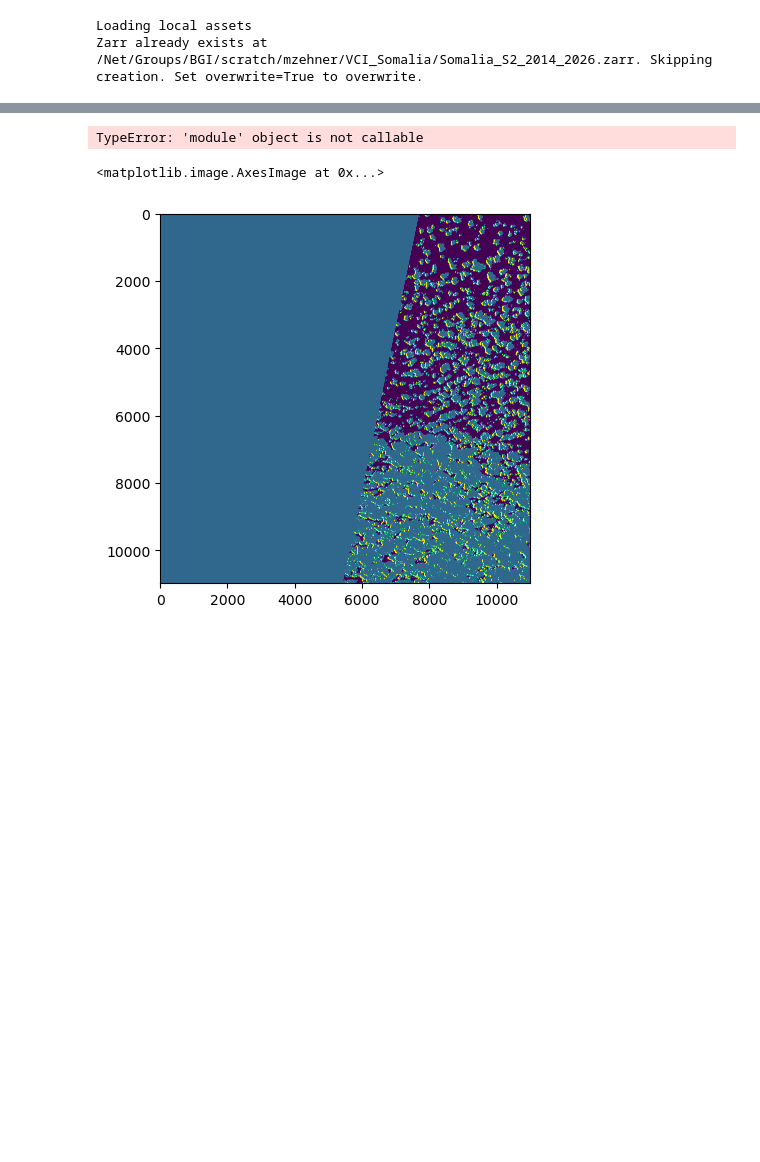
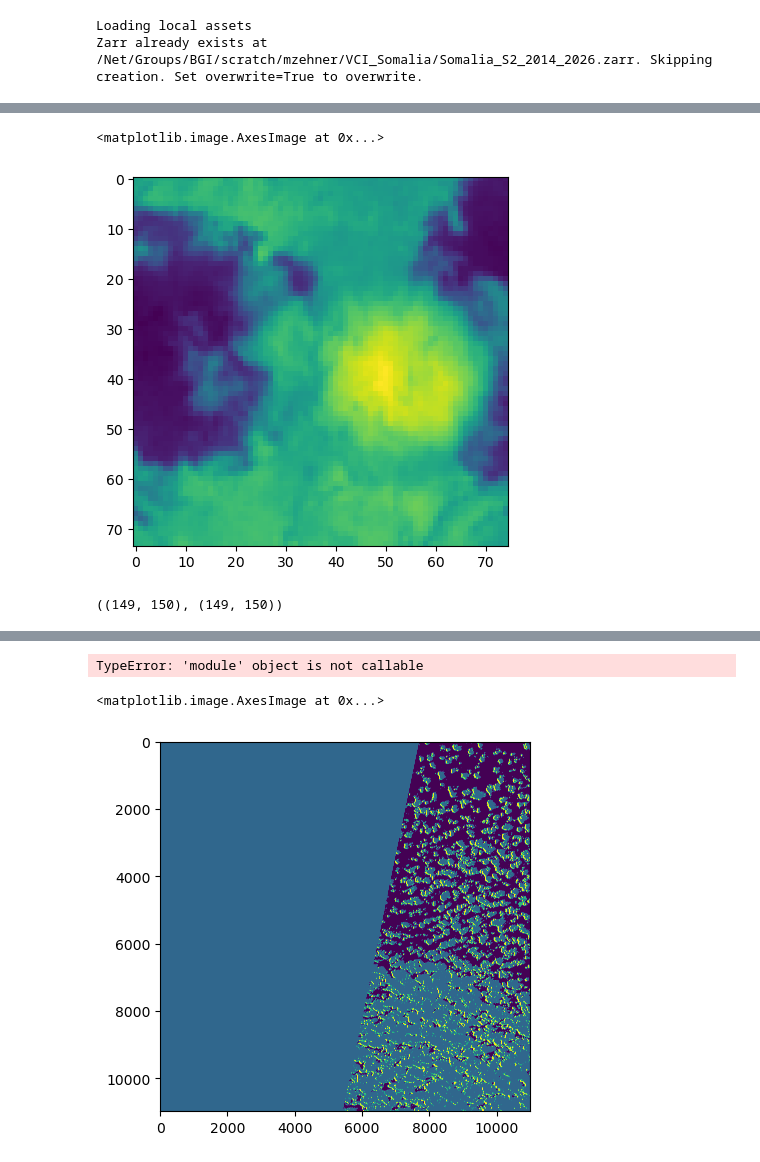
Before and after one commit to MarkusZehner/stacathome, a Jupyter notebook: test_cloudmask.ipynb, the cells around one changed output, grey strips where cells are left out. Cells and saved outputs as stored; diff of their text form; code cells hidden in the pictures; blank space fills up the shorter version.

```diff
--- a/test_cloudmask.ipynb
+++ b/test_cloudmask.ipynb
@@ -336,0 +276,5 @@ KeyboardInterrupt:
+# %%
+plt.imshow(rasterio.open(i.assets[b].href).read(1)[-75:-1, 0:75])
+# %% [output]
+<matplotlib.image.AxesImage at 0x...>
+[figure, added]
@@ -336,0 +283,4 @@ KeyboardInterrupt:
+# %%
+stack.isel(y=slice(-150,-1), x=slice(0, 150), band=3).values[0].shape, data_bands[3, -150:-1, 0:150].shape
+# %% [output]
+((149, 150), (149, 150))
```
Also changed, not shown: parts of 54 cells of this notebook, 4 other files.
